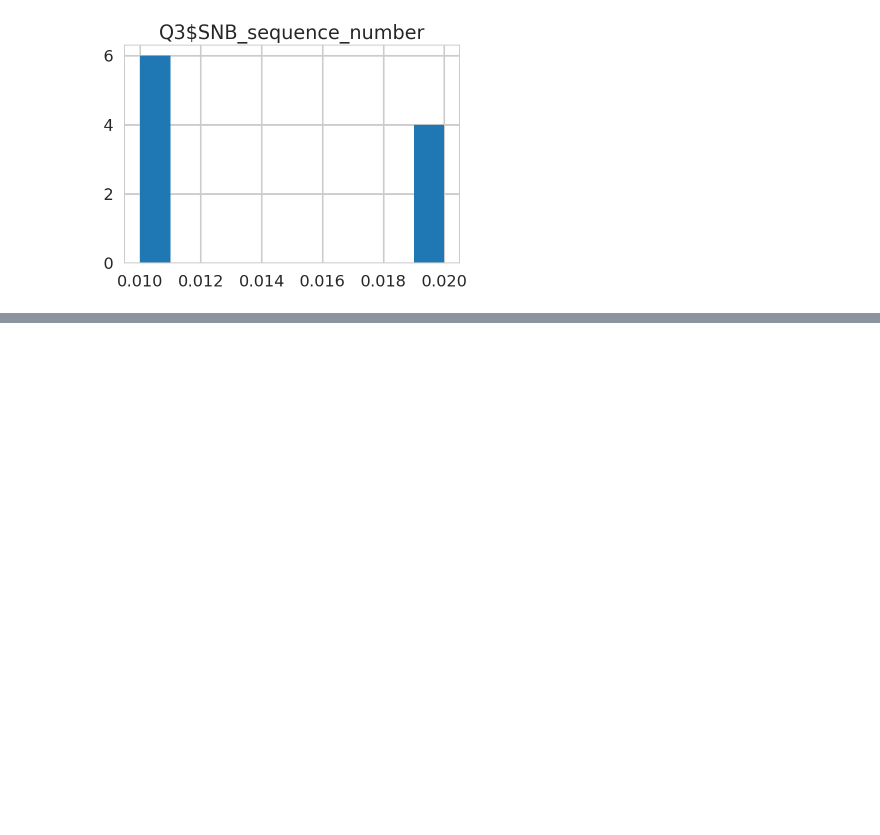
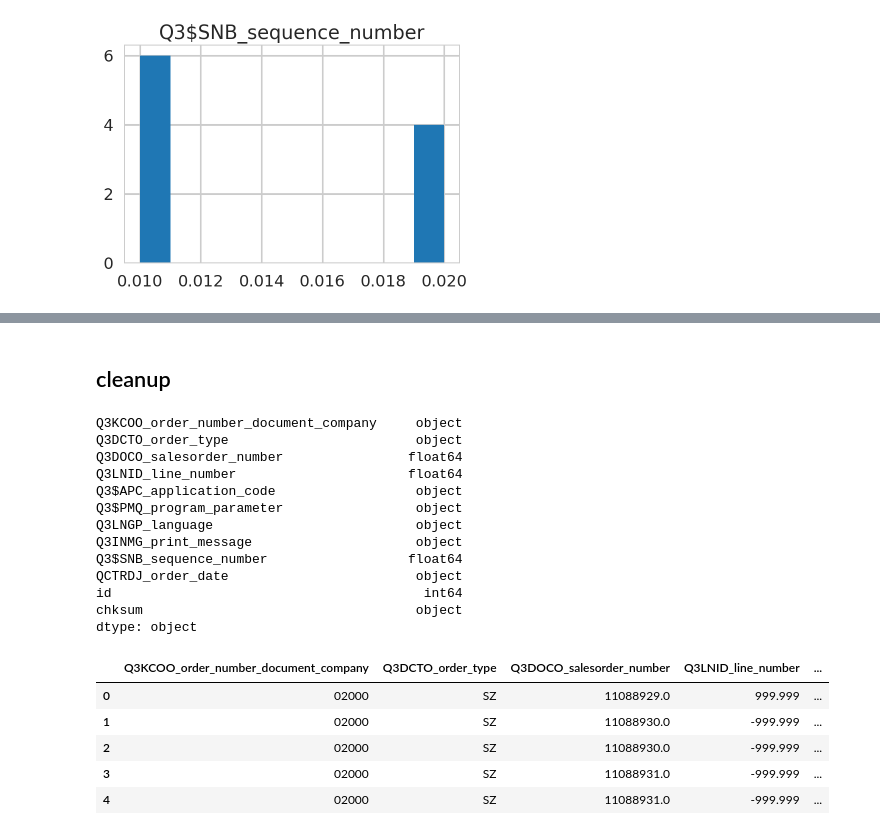
Before and after one commit to HSCanada/br_notebook, a Jupyter notebook: ml/returns/design/20180624-tc-order_note.ipynb, the cells around one changed output, grey strips where cells are left out. Cells and saved outputs as stored; diff of their text form; code cells hidden in the pictures; blank space fills up the shorter version.

```diff
--- a/ml/returns/design/20180624-tc-order_note.ipynb
+++ b/ml/returns/design/20180624-tc-order_note.ipynb
@@ -67,0 +70,25 @@ pf2.hist('Q3$SNB_sequence_number');
+# %% [markdown]
+## cleanup
+# %%
+print(df.dtypes)
+df.head()
+# %% [output]
+Q3KCOO_order_number_document_company     object
+Q3DCTO_order_type                        object
+Q3DOCO_salesorder_number                float64
+Q3LNID_line_number                      float64
+Q3$APC_application_code                  object
+Q3$PMQ_program_parameter                 object
+Q3LNGP_language                          object
+Q3INMG_print_message                     object
+Q3$SNB_sequence_number                  float64
+QCTRDJ_order_date                        object
+id                                        int64
+chksum                                   object
+dtype: object
+|  | Q3KCOO_order_number_document_company | Q3DCTO_order_type | Q3DOCO_salesorder_number | Q3LNID_line_number | ... |
+| 0 | 02000 | SZ | 11088929.0 | 999.999 | ... |
+| 1 | 02000 | SZ | 11088930.0 | -999.999 | ... |
+| 2 | 02000 | SZ | 11088930.0 | -999.999 | ... |
+| 3 | 02000 | SZ | 11088931.0 | -999.999 | ... |
+| 4 | 02000 | SZ | 11088931.0 | -999.999 | ... |
```
Also changed, not shown: parts of 26 cells of this notebook.
